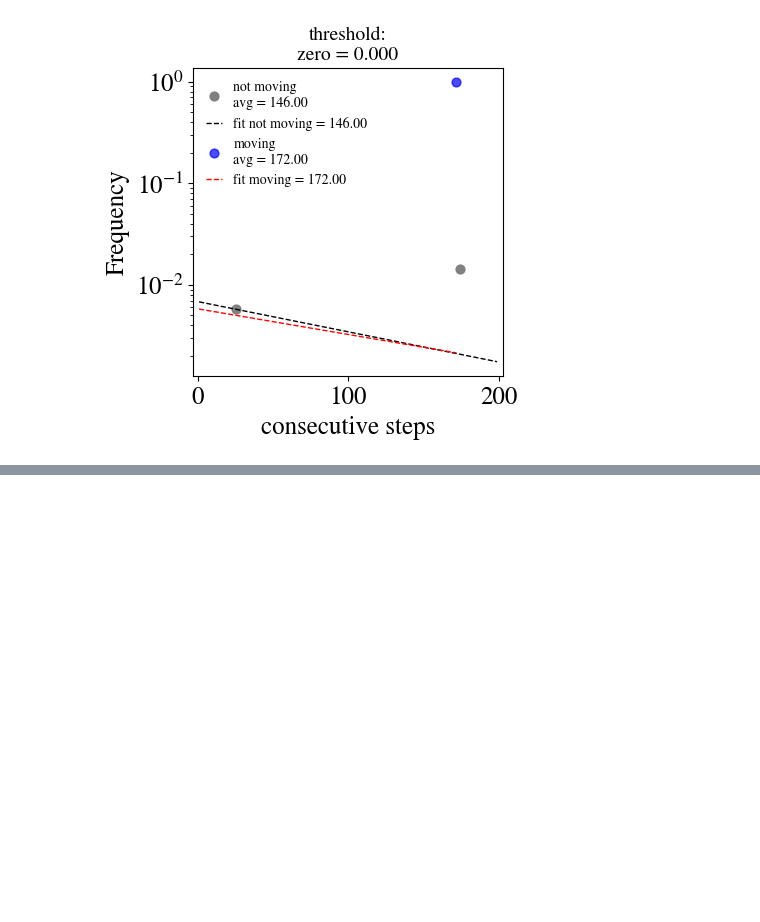
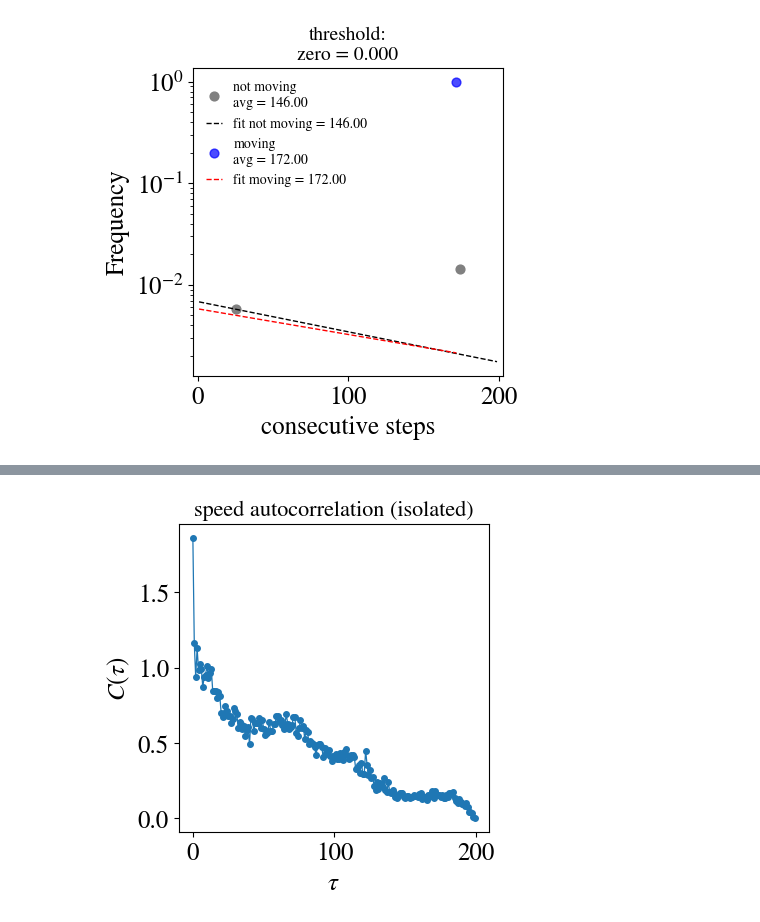
Before and after one commit to jannesantana/bacteria, a Jupyter notebook: threshold_analysis.ipynb, the cells around one changed output, grey strips where cells are left out. Saved outputs shown, nothing was run; the diff lists cells and outputs as text; code cells hidden in the pictures; blank space fills up the shorter version.

```diff
--- a/threshold_analysis.ipynb
+++ b/threshold_analysis.ipynb
@@ -665,0 +764,14 @@ for i,name in enumerate(list(thresholds_isolated_normed.keys())):
+# %%
+autocorr = autocorrelation(speeds[0],from_mean=False)
+lags = np.arange(len(autocorr))
+plt.figure(figsize=(4,4))
+plt.plot(lags,autocorr,marker='o',lw=0.9,ms=4)
+plt.xlabel(r'$\tau$')
+plt.ylabel(r'$C(\tau)$')
+plt.title(f'speed autocorrelation (isolated)',fontsize=16)
+# plt.semilogy()
+# plt.xlim(-1,50)
+# plt.ylim(0.5,2)
+plt.show()
+# %% [output]
+[figure, added]
```
Also changed, not shown: parts of 9 cells of this notebook.
